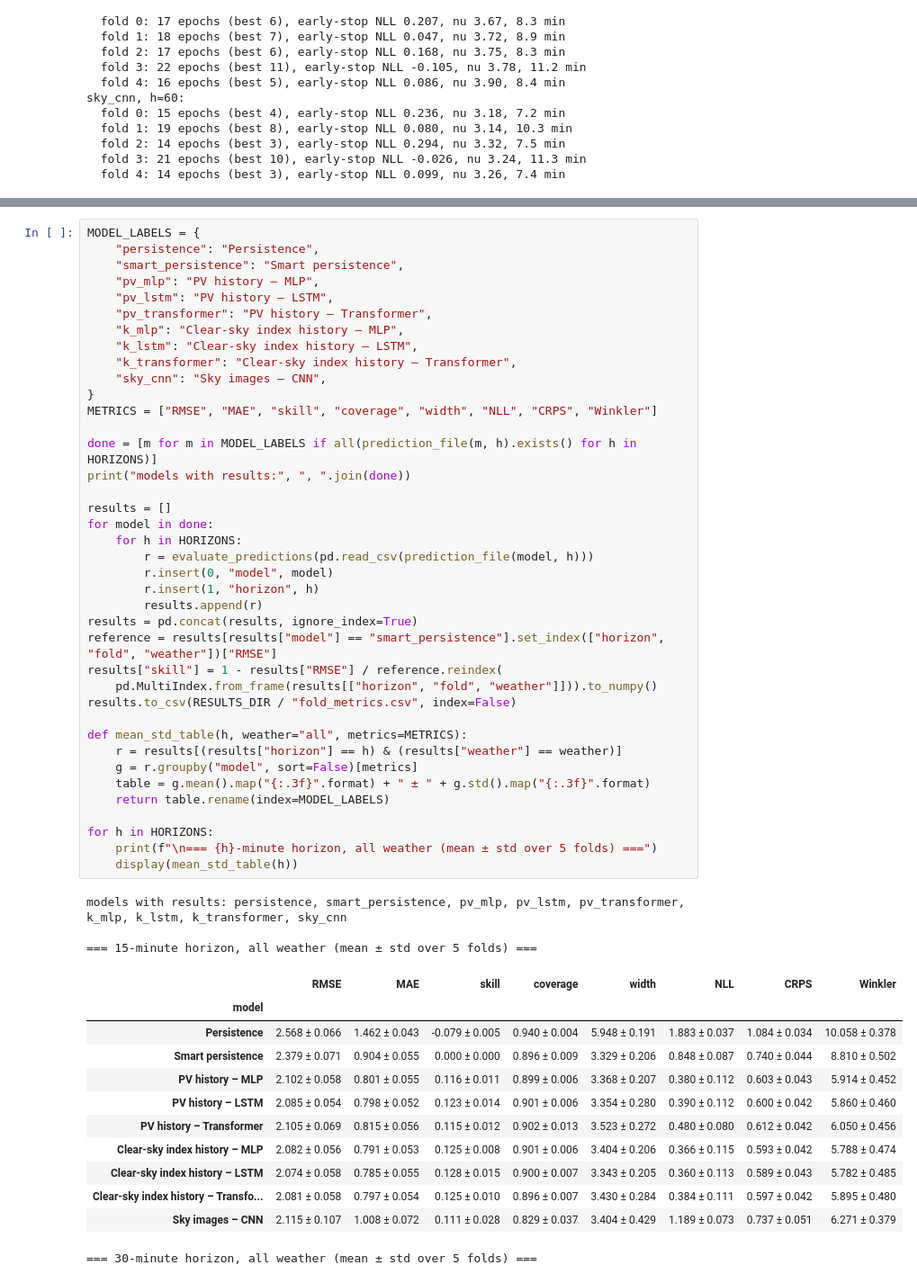
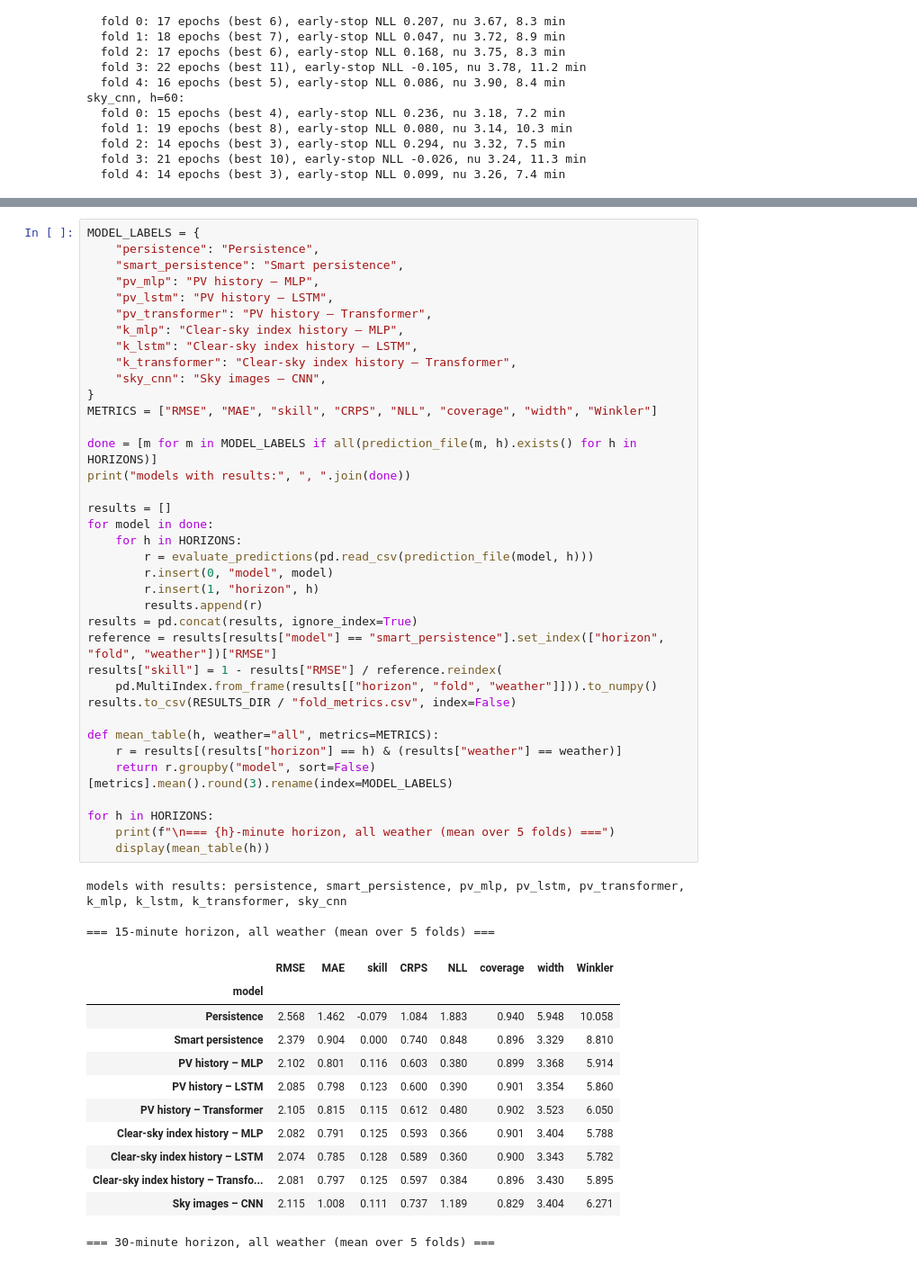
Before and after one commit to jjjzhu-5847/cosc6368-multimodal-pv, a Jupyter notebook: 02_baselines.ipynb, the cells around one changed output, grey strips where cells are left out. Shown at 90% size. Saved outputs shown, nothing was run; the diff lists cells and outputs as text.

```diff
--- a/02_baselines.ipynb
+++ b/02_baselines.ipynb
@@ -761,50 +761,48 @@ MODEL_LABELS = {
     "pv_lstm": "PV history – LSTM",
     "pv_transformer": "PV history – Transformer",
     "k_mlp": "Clear-sky index history – MLP",
     "k_lstm": "Clear-sky index history – LSTM",
     "k_transformer": "Clear-sky index history – Transformer",
     "sky_cnn": "Sky images – CNN",
 }
-METRICS = ["RMSE", "MAE", "skill", "coverage", "width", "NLL", "CRPS", "Winkler"]
+METRICS = ["RMSE", "MAE", "skill", "CRPS", "NLL", "coverage", "width", "Winkler"]
 
 done = [m for m in MODEL_LABELS if all(prediction_file(m, h).exists() for h in HORIZONS)]
 print("models with results:", ", ".join(done))
 
 results = []
 for model in done:
     for h in HORIZONS:
         r = evaluate_predictions(pd.read_csv(prediction_file(model, h)))
         r.insert(0, "model", model)
         r.insert(1, "horizon", h)
         results.append(r)
 results = pd.concat(results, ignore_index=True)
 reference = results[results["model"] == "smart_persistence"].set_index(["horizon", "fold", "weather"])["RMSE"]
 results["skill"] = 1 - results["RMSE"] / reference.reindex(
     pd.MultiIndex.from_frame(results[["horizon", "fold", "weather"]])).to_numpy()
 results.to_csv(RESULTS_DIR / "fold_metrics.csv", index=False)
 
-def mean_std_table(h, weather="all", metrics=METRICS):
+def mean_table(h, weather="all", metrics=METRICS):
     r = results[(results["horizon"] == h) & (results["weather"] == weather)]
-    g = r.groupby("model", sort=False)[metrics]
-    table = g.mean().map("{:.3f}".format) + " ± " + g.std().map("{:.3f}".format)
-    return table.rename(index=MODEL_LABELS)
+    return r.groupby("model", sort=False)[metrics].mean().round(3).rename(index=MODEL_LABELS)
 
 for h in HORIZONS:
-    print(f"\n=== {h}-minute horizon, all weather (mean ± std over 5 folds) ===")
-    display(mean_std_table(h))
+    print(f"\n=== {h}-minute horizon, all weather (mean over 5 folds) ===")
+    display(mean_table(h))
 # %% [output]
 models with results: persistence, smart_persistence, pv_mlp, pv_lstm, pv_transformer, k_mlp, k_lstm, k_transformer, sky_cnn
 
-=== 15-minute horizon, all weather (mean ± std over 5 folds) ===
+=== 15-minute horizon, all weather (mean over 5 folds) ===
-|  | RMSE | MAE | skill | coverage | width | NLL | CRPS | Winkler |
+|  | RMSE | MAE | skill | CRPS | NLL | coverage | width | Winkler |
 | model |  |  |  |  |  |  |  |  |
-| Persistence | 2.568 ± 0.066 | 1.462 ± 0.043 | -0.079 ± 0.005 | 0.940 ± 0.004 | 5.948 ± 0.191 | 1.883 ± 0.037 | 1.084 ± 0.034 | 10.058 ± 0.378 |
-| Smart persistence | 2.379 ± 0.071 | 0.904 ± 0.055 | 0.000 ± 0.000 | 0.896 ± 0.009 | 3.329 ± 0.206 | 0.848 ± 0.087 | 0.740 ± 0.044 | 8.810 ± 0.502 |
-| PV history – MLP | 2.102 ± 0.058 | 0.801 ± 0.055 | 0.116 ± 0.011 | 0.899 ± 0.006 | 3.368 ± 0.207 | 0.380 ± 0.112 | 0.603 ± 0.043 | 5.914 ± 0.452 |
-| PV history – LSTM | 2.085 ± 0.054 | 0.798 ± 0.052 | 0.123 ± 0.014 | 0.901 ± 0.006 | 3.354 ± 0.280 | 0.390 ± 0.112 | 0.600 ± 0.042 | 5.860 ± 0.460 |
-| PV history – Transformer | 2.105 ± 0.069 | 0.815 ± 0.056 | 0.115 ± 0.012 | 0.902 ± 0.013 | 3.523 ± 0.272 | 0.480 ± 0.080 | 0.612 ± 0.042 | 6.050 ± 0.456 |
-| Clear-sky index history – MLP | 2.082 ± 0.056 | 0.791 ± 0.053 | 0.125 ± 0.008 | 0.901 ± 0.006 | 3.404 ± 0.206 | 0.366 ± 0.115 | 0.593 ± 0.042 | 5.788 ± 0.474 |
-| Clear-sky index history – LSTM | 2.074 ± 0.058 | 0.785 ± 0.055 | 0.128 ± 0.015 | 0.900 ± 0.007 | 3.343 ± 0.205 | 0.360 ± 0.113 | 0.589 ± 0.043 | 5.782 ± 0.485 |
-| Clear-sky index history – Transfo... | 2.081 ± 0.058 | 0.797 ± 0.054 | 0.125 ± 0.010 | 0.896 ± 0.007 | 3.430 ± 0.284 | 0.384 ± 0.111 | 0.597 ± 0.042 | 5.895 ± 0.480 |
-| Sky images – CNN | 2.115 ± 0.107 | 1.008 ± 0.072 | 0.111 ± 0.028 | 0.829 ± 0.037 | 3.404 ± 0.429 | 1.189 ± 0.073 | 0.737 ± 0.051 | 6.271 ± 0.379 |
+| Persistence | 2.568 | 1.462 | -0.079 | 1.084 | 1.883 | 0.940 | 5.948 | 10.058 |
+| Smart persistence | 2.379 | 0.904 | 0.000 | 0.740 | 0.848 | 0.896 | 3.329 | 8.810 |
+| PV history – MLP | 2.102 | 0.801 | 0.116 | 0.603 | 0.380 | 0.899 | 3.368 | 5.914 |
+| PV history – LSTM | 2.085 | 0.798 | 0.123 | 0.600 | 0.390 | 0.901 | 3.354 | 5.860 |
+| PV history – Transformer | 2.105 | 0.815 | 0.115 | 0.612 | 0.480 | 0.902 | 3.523 | 6.050 |
+| Clear-sky index history – MLP | 2.082 | 0.791 | 0.125 | 0.593 | 0.366 | 0.901 | 3.404 | 5.788 |
+| Clear-sky index history – LSTM | 2.074 | 0.785 | 0.128 | 0.589 | 0.360 | 0.900 | 3.343 | 5.782 |
+| Clear-sky index history – Transfo... | 2.081 | 0.797 | 0.125 | 0.597 | 0.384 | 0.896 | 3.430 | 5.895 |
+| Sky images – CNN | 2.115 | 1.008 | 0.111 | 0.737 | 1.189 | 0.829 | 3.404 | 6.271 |
-=== 30-minute horizon, all weather (mean ± std over 5 folds) ===
+=== 30-minute horizon, all weather (mean over 5 folds) ===
```
Also changed, not shown: parts of 4 cells of this notebook, 2 other files.
